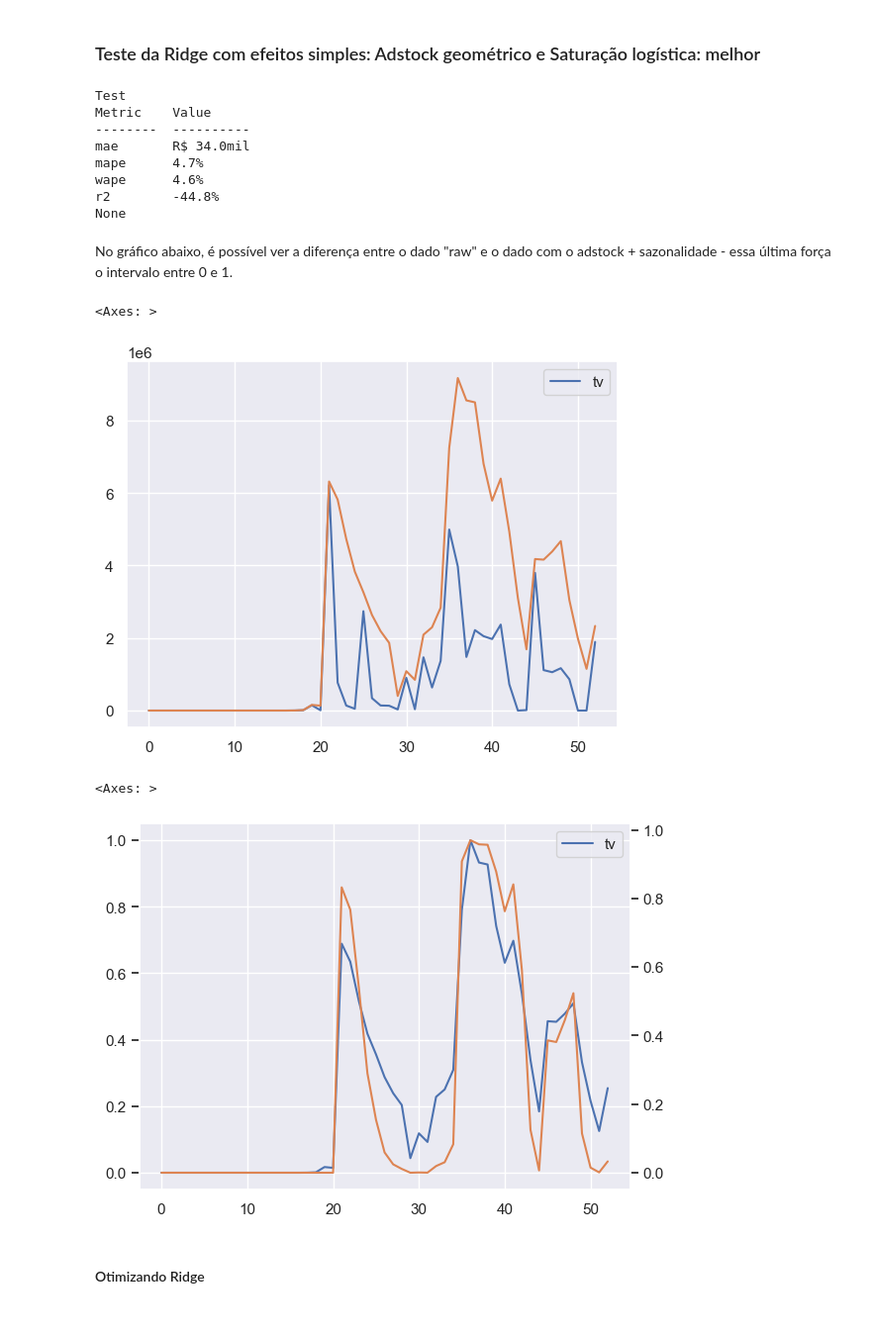
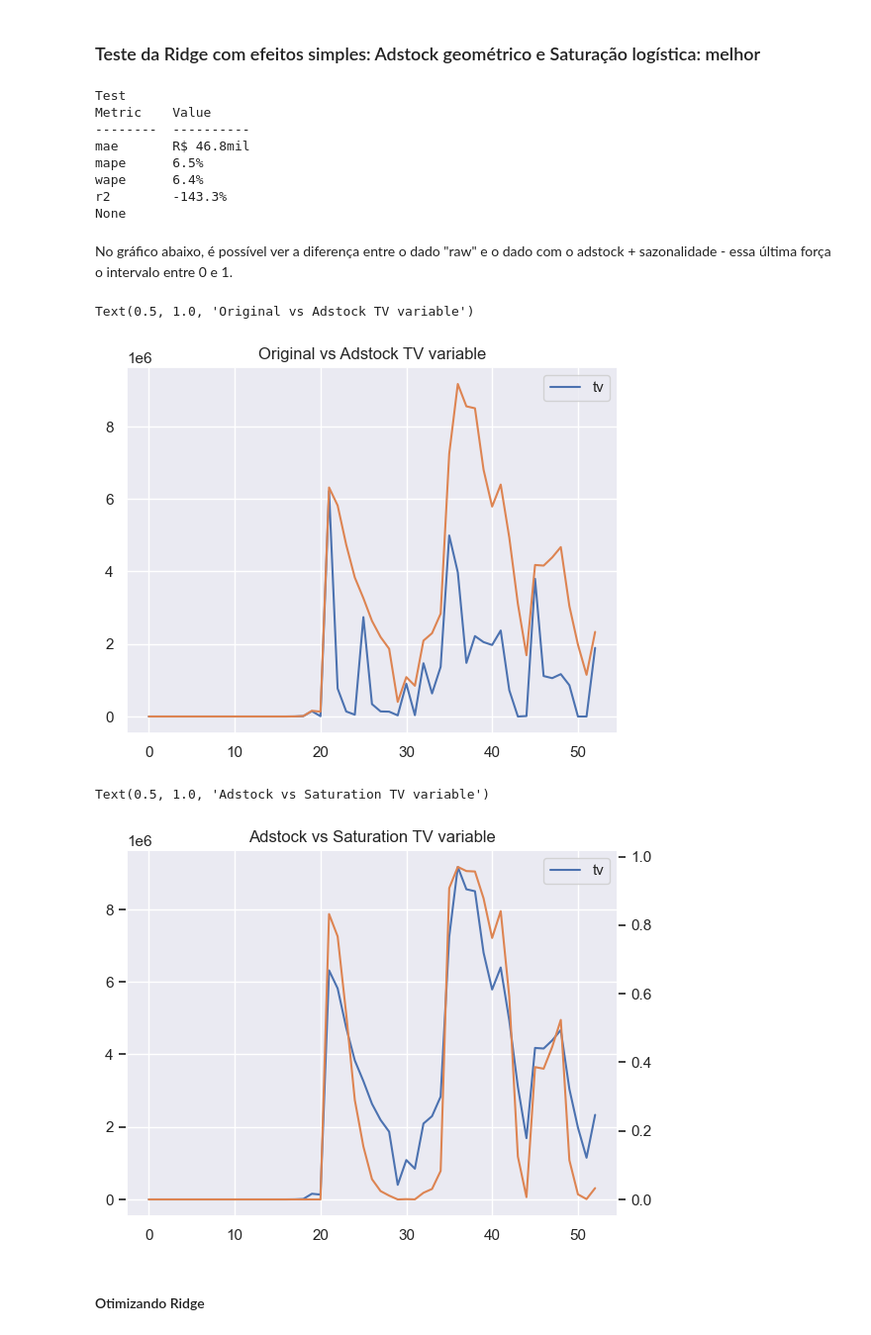
Before and after one commit to marianehauy/MMM-case, a Jupyter notebook: notebooks/ridge_regression.ipynb, the cells around one changed output. Shown at 99% size. Cells and saved outputs as stored; diff of their text form; code cells hidden in the pictures.

```diff
--- a/notebooks/ridge_regression.ipynb
+++ b/notebooks/ridge_regression.ipynb
@@ -66,7 +68,7 @@ df_season_year = get_seasonality(df_week["date"], period = period_year, degree =
 df_season_year.columns = ["year_" + col for col in df_season_year.columns]
 df_week = pd.concat([df_week, df_season_year], axis =1)
 # %%
-df_train, df_test = train_test_split(df_week, test_size = 0.20, random_state = 42, shuffle=False) # shuffle False to keep the order
+df_train, df_test = train_test_split(df_week, test_size = 0.2, shuffle=False) # shuffle False to keep the order
 print(f"Train set from week {int(df_train.index.min())} to {int(df_train.index.max())}")
 print(f"Test set from week {int(df_test.index.min())} to {int(df_test.index.max())}")
 # %% [output]
@@ -77,9 +79,10 @@ Test set from week 53 to 66
 # %%
 medias = ["cinema","digital","influ","newpapers","offline","radio","social","tv","other_medias"]
 medias_with_more_investment = ["tv", "other_medias", "digital", "offline", "influ", "social"]
+positive_features=medias_with_more_investment+["event1", "event2"]
 
 scale_features = ["notifications_sent"]
-normalize_features = ["n_active_users", "holiday", "week_of_month"]
+normalize_features = ["n_active_users", "holiday", "week_of_month"] + medias_with_more_investment
 # %% [markdown]
 # 2. Ridge
 
@@ -129,17 +132,17 @@ r2        -7.0%
 # %%
 all_features = medias_with_more_investment + ["n_active_users","notifications_sent","holiday","event1","event2", "week_of_month"]
 
-best_params = {"regression__alpha":0.2}
+best_params = {"regression__alpha":.5}
 ridge_model = MMMRegression(
     medias=medias_with_more_investment,
     model_type="ridge",
-    positive_features=medias_with_more_investment+["event1", "event2"],
-    # biased_features=["n_active_users"],
-    # confounders=all_features,
-    normalize_features=normalize_features+medias_with_more_investment,
+    positive_features=positive_features,
+    normalize_features=normalize_features,
     scale_features=scale_features,
     all_features = all_features,
     best_params=best_params,
+    # biased_features=["n_active_users"],
+    # confounders=all_features,
     )
 ridge_model.fit(df_train[all_features], df_train["traffic"])
 
@@ -152,10 +155,10 @@ print(ridge_model.score(df_test["traffic"], pred_ridge_test))
 Test
 Metric    Value
 --------  ----------
-mae       R$ 34.0mil
-mape      4.7%
-wape      4.6%
-r2        -44.8%
+mae       R$ 46.8mil
+mape      6.5%
+wape      6.4%
+r2        -143.3%
 None
 # %% [markdown]
 No gráfico abaixo, é possível ver a diferença entre o dado "raw" e o dado com o adstock + sazonalidade - essa última força o intervalo entre 0 e 1.
@@ -166,19 +169,23 @@ df_train_transformed = ridge_model.model["to_df1"].transform(df_train_transforme
 # plot both original and transformed variable
 df_train[["tv"]].plot(alpha = 1)
 df_train_transformed["tv"].plot(secondary_y=False)
+plt.title("Original vs Adstock TV variable")
 # %% [output]
-<Axes: >
+Text(0.5, 1.0, 'Original vs Adstock TV variable')
-[figure, old version]
+[figure, new version]
 # %%
 # apply adstock transformation to the media variables
-df_train_saturation = ridge_model.model["saturation"].transform(df_train_transformed)
+df_train_saturation = ridge_model.model["preprocessor"].transform(df_train_transformed)
+df_train_saturation = ridge_model.model["to_df2"].transform(df_train_saturation)
+df_train_saturation = ridge_model.model["saturation"].transform(df_train_saturation)
 df_train_saturation = ridge_model.model["to_df3"].transform(df_train_saturation)
 # # plot both original and transformed variable
 df_train_transformed[["tv"]].plot(alpha = 1)
 df_train_saturation["tv"].plot(secondary_y=True)
+plt.title("Adstock vs Saturation TV variable")
 # %% [output]
-<Axes: >
+Text(0.5, 1.0, 'Adstock vs Saturation TV variable')
-[figure, old version]
+[figure, new version]
 # %% [markdown]
 #### Otimizando Ridge
 # %%
```
Also changed, not shown: parts of 12 cells of this notebook, 8 other files.
